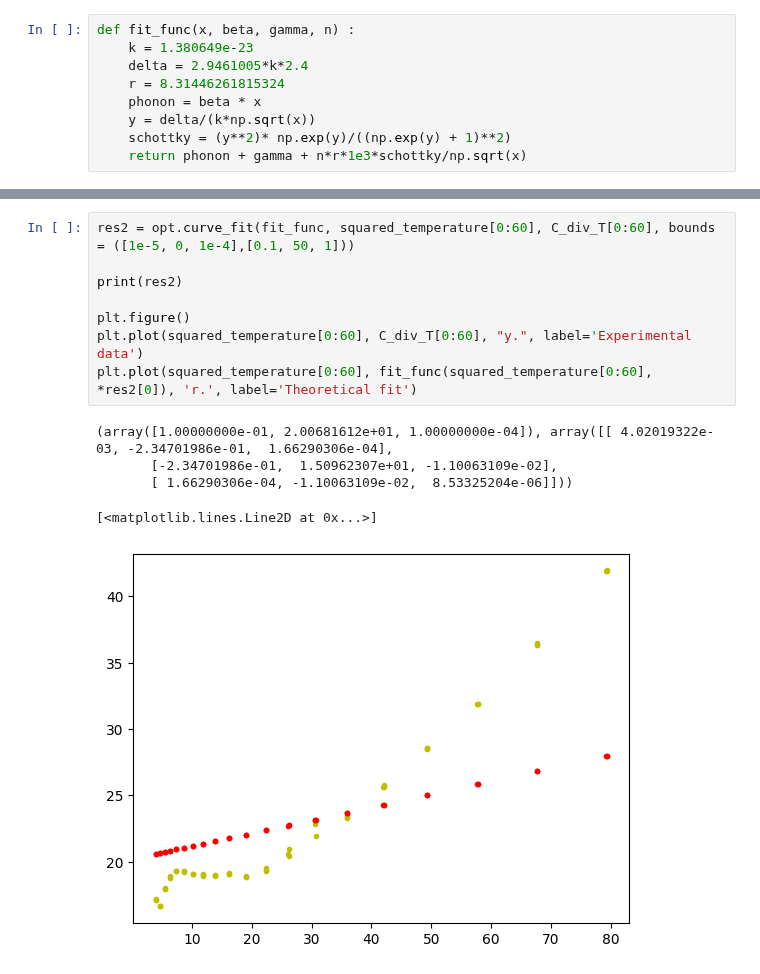
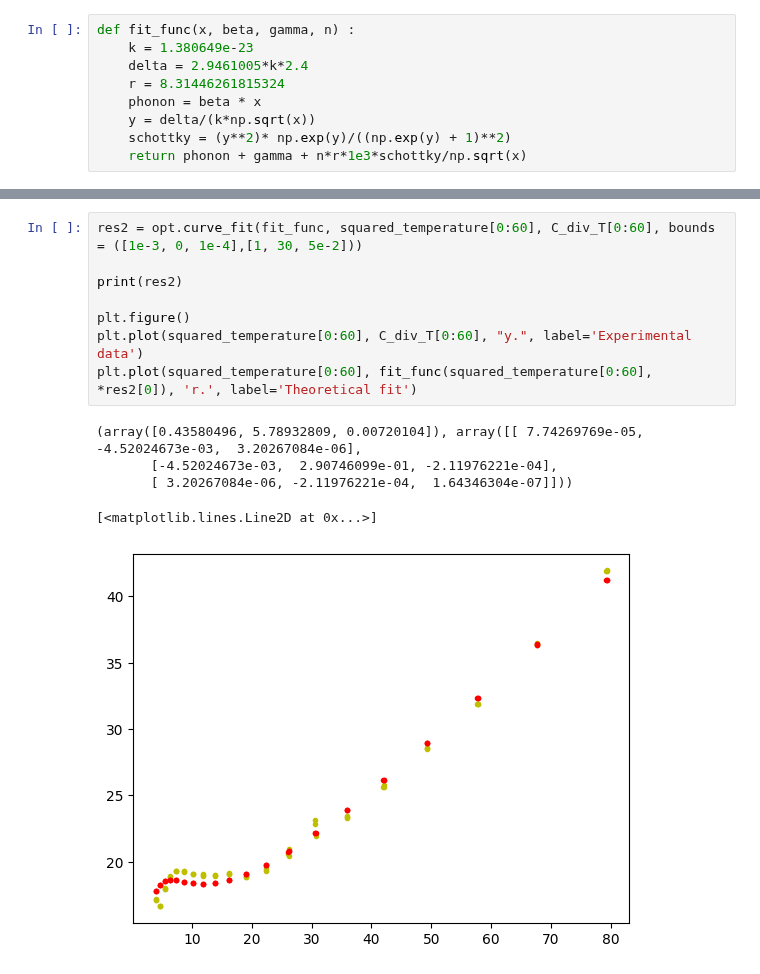
Before and after one commit to Gamal-on/YBCO, a Jupyter notebook: near0_optimization.ipynb, the cells around one changed output, grey strips where cells are left out. Drawn from its saved outputs; the diff is of its cells as text.

```diff
--- a/near0_analysis.ipynb
+++ b/near0_optimization.ipynb
@@ -74,14 +74,14 @@ plt.plot(squared_temperature[0:60], C_div_T[0:60], "y.", label='Experimental dat
 # %%
-res2 = opt.curve_fit(fit_func, squared_temperature[0:60], C_div_T[0:60], bounds = ([1e-5, 0, 1e-4],[0.1, 50, 1]))
+res2 = opt.curve_fit(fit_func, squared_temperature[0:60], C_div_T[0:60], bounds = ([1e-3, 0, 1e-4],[1, 30, 5e-2]))
 
 print(res2)
 
 plt.figure()
 plt.plot(squared_temperature[0:60], C_div_T[0:60], "y.", label='Experimental data')
 plt.plot(squared_temperature[0:60], fit_func(squared_temperature[0:60], *res2[0]), 'r.', label='Theoretical fit')
 # %% [output]
-(array([1.00000000e-01, 2.00681612e+01, 1.00000000e-04]), array([[ 4.02019322e-03, -2.34701986e-01,  1.66290306e-04],
-       [-2.34701986e-01,  1.50962307e+01, -1.10063109e-02],
-       [ 1.66290306e-04, -1.10063109e-02,  8.53325204e-06]]))
+(array([0.43580496, 5.78932809, 0.00720104]), array([[ 7.74269769e-05, -4.52024673e-03,  3.20267084e-06],
+       [-4.52024673e-03,  2.90746099e-01, -2.11976221e-04],
+       [ 3.20267084e-06, -2.11976221e-04,  1.64346304e-07]]))
 [<matplotlib.lines.Line2D at 0x...>]
-[figure, old version]
+[figure, new version]
```
Also changed, not shown: parts of 2 cells of this notebook, 2 other files.
